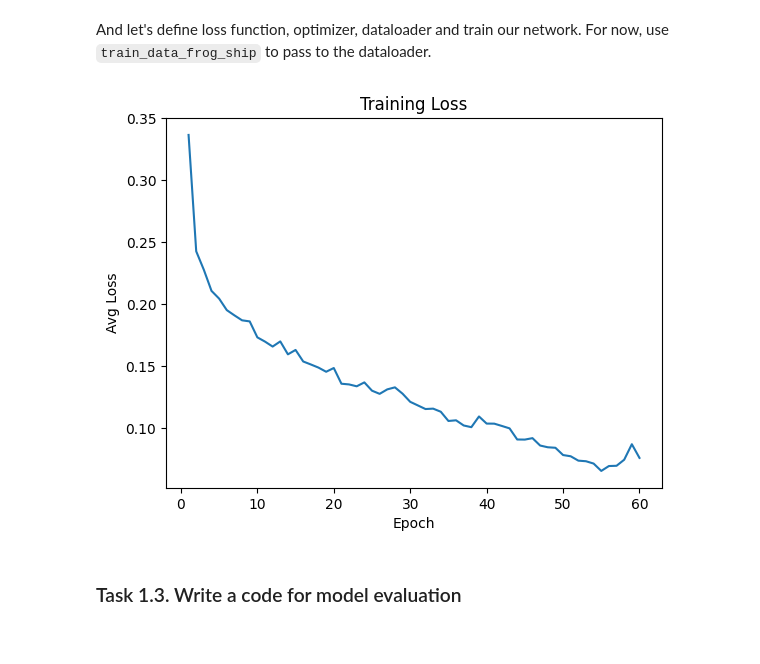
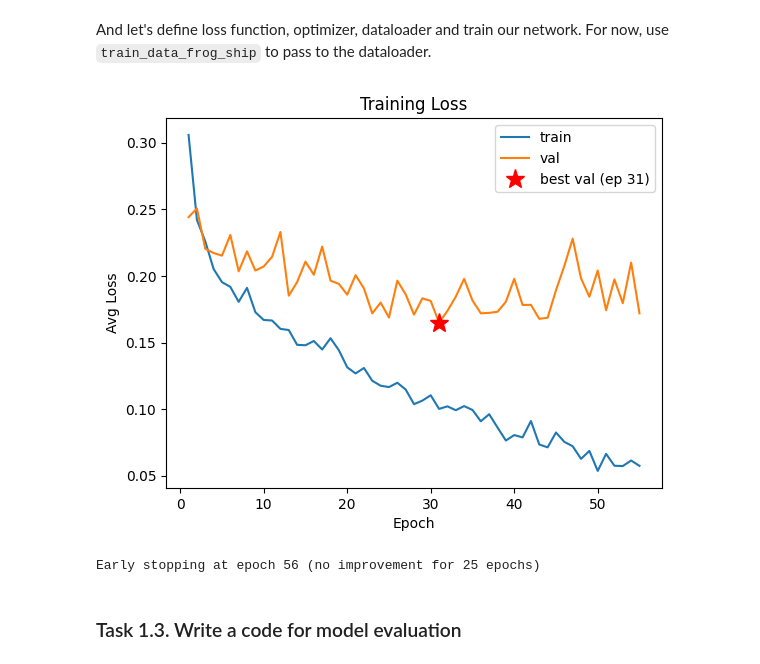
Before and after one commit to armantsaturian/nebius-ai-engineering, a Jupyter notebook: llm-architectures/hw2/homework_CIFAR10.ipynb, the cells around one changed output. Saved outputs shown, nothing was run; the diff lists cells and outputs as text; code cells hidden in the pictures.

Commit message:
feat: add val split, early stopping, architecture/lr search experiments, and error analysis

```diff
--- a/llm-architectures/hw2/homework_CIFAR10.ipynb
+++ b/llm-architectures/hw2/homework_CIFAR10.ipynb
@@ -223,20 +256,36 @@ def train(model, dataloader, criterion, optimizer, num_epoch):
 And let's define loss function, optimizer, dataloader and train our network. For now, use `train_data_frog_ship` to pass to the dataloader.
 # %%
 # loss function
-criterion = nn.BCEWithLogitsLoss() # YOUR CODE HERE — define a loss function (binary cross-entropy)
+criterion = nn.BCEWithLogitsLoss()
 # optimizer
-optimizer = torch.optim.Adam(net.parameters()) # YOUR CODE HERE — define an optimizer and pass params of neural network to it
-# dataloader
-dataset = torch.utils.data.TensorDataset(
-      torch.tensor(train_data_frog_ship.drop(columns='label').values / 255.0, dtype=torch.float32),
-      torch.tensor(train_data_frog_ship['label'].values, dtype=torch.float32)
+optimizer = torch.optim.Adam(net.parameters())
+i
+# split training data into train/val
+X_tr, X_val, y_tr, y_val = train_test_split(
+    train_data_frog_ship.drop(columns="label").values,
+    train_data_frog_ship["label"].values,
+    test_size=0.1, random_state=42, stratify=train_data_frog_ship["label"].values
 )
-train_loader = torch.utils.data.DataLoader(dataset, batch_size=64, shuffle=True) # YOUR CODE HERE — define a train loader
+
+# train dataloader
+train_dataset = torch.utils.data.TensorDataset(
+    torch.tensor(X_tr / 255.0, dtype=torch.float32),
+    torch.tensor(y_tr, dtype=torch.float32)
+)
+train_loader = torch.utils.data.DataLoader(train_dataset, batch_size=64, shuffle=True)
+
+# val dataloader
+val_dataset = torch.utils.data.TensorDataset(
+    torch.tensor(X_val / 255.0, dtype=torch.float32),
+    torch.tensor(y_val, dtype=torch.float32)
+)
+val_loader = torch.utils.data.DataLoader(val_dataset, batch_size=64, shuffle=False)
 
 # run training
-net = train(net, train_loader, criterion, optimizer, 60)
+net = train(net, train_loader, criterion, optimizer, 100, val_loader=val_loader, patience=25)
 # %% [output]
-[figure, old version]
+[figure, new version]
+Early stopping at epoch 56 (no improvement for 25 epochs)
 # %% [markdown]
 ### Task 1.3. Write a code for model evaluation
 # %% [markdown]
```
Also changed, not shown: parts of 10 cells of this notebook.
